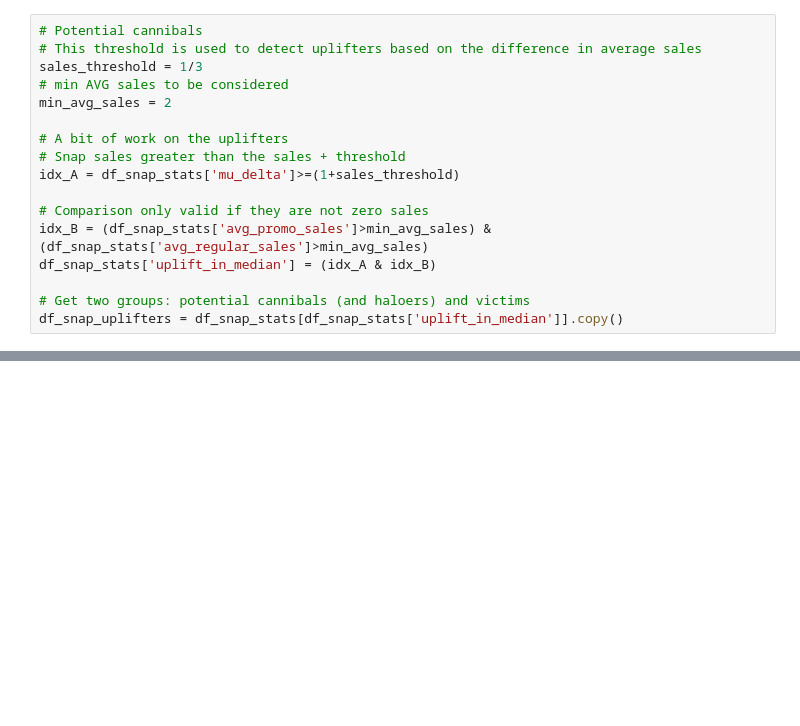
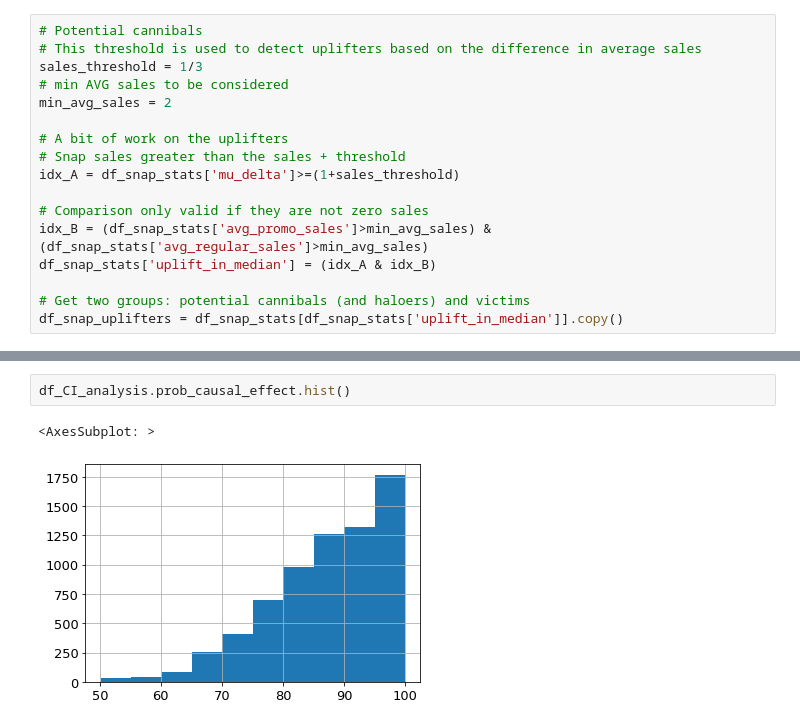
Before and after one commit to dinhgiangltk/analysis-projects, a Jupyter notebook: product_cannibalization/case_product_promotion.ipynb, the cells around one changed output, grey strips where cells are left out. Cells and saved outputs as stored; diff of their text form; blank space fills up the shorter version.

```diff
--- a/product_cannibalization/case_product_promotion.ipynb
+++ b/product_cannibalization/case_product_promotion.ipynb
@@ -817,0 +327,5 @@ Error:
+# %%
+df_CI_analysis.prob_causal_effect.hist()
+# %% [output]
+<AxesSubplot: >
+[figure, added]
```
Also changed, not shown: parts of 25 cells of this notebook, 8 other files.
